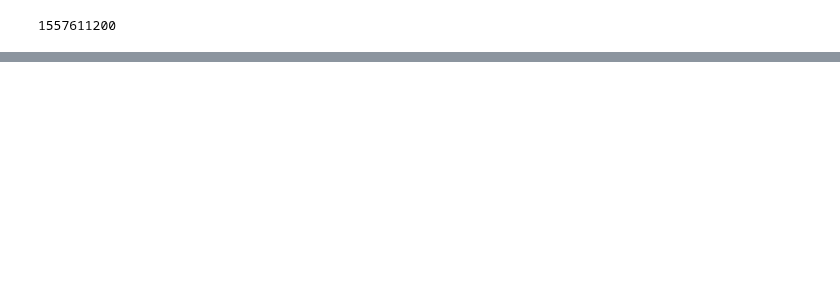
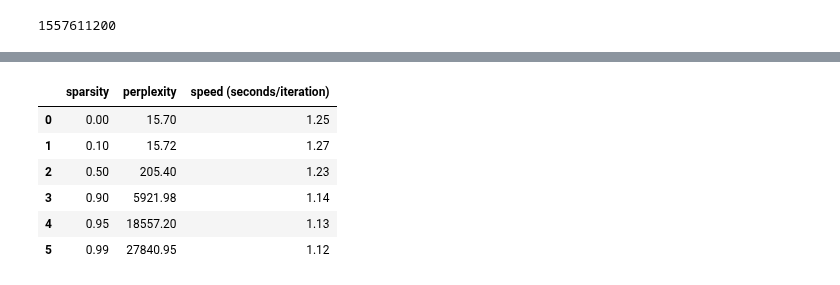
Before and after one commit to Oaklight/llm-sparsification-release, a Jupyter notebook: gpt2xl_pruning_notebook.ipynb, the cells around one changed output, grey strips where cells are left out. Drawn from its saved outputs; the diff is of its cells as text; code cells hidden in the pictures; blank space fills up the shorter version.

Commit message:
gpt2 pruning notebook now with perplexity eval

```diff
--- a/gpt2xl_pruning_notebook.ipynb
+++ b/gpt2xl_pruning_notebook.ipynb
@@ -157,0 +127,14 @@ prune_gpt2_layers(0.9)
+# %%
+import pandas as pd
+results_df = pd.DataFrame({'sparsity' : [0, 0.1, 0.5, 0.9, 0.95, 0.99],
+                           'perplexity' : [15.70, 15.72, 205.4, 5921.98, 18557.2, 27840.95],
+                           'speed (seconds/iteration)': [1.25, 1.27, 1.23, 1.14, 1.13, 1.12]})
+results_df
+# %% [output]
+|  | sparsity | perplexity | speed (seconds/iteration) |
+| 0 | 0.00 | 15.70 | 1.25 |
+| 1 | 0.10 | 15.72 | 1.27 |
+| 2 | 0.50 | 205.40 | 1.23 |
+| 3 | 0.90 | 5921.98 | 1.14 |
+| 4 | 0.95 | 18557.20 | 1.13 |
+| 5 | 0.99 | 27840.95 | 1.12 |
```
Also changed, not shown: parts of 28 cells of this notebook.
